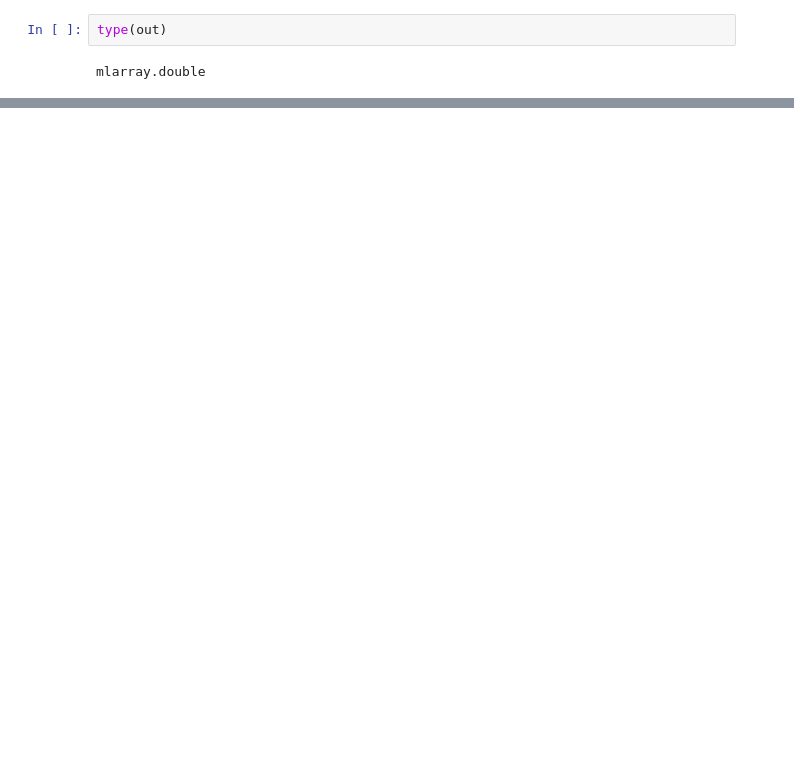
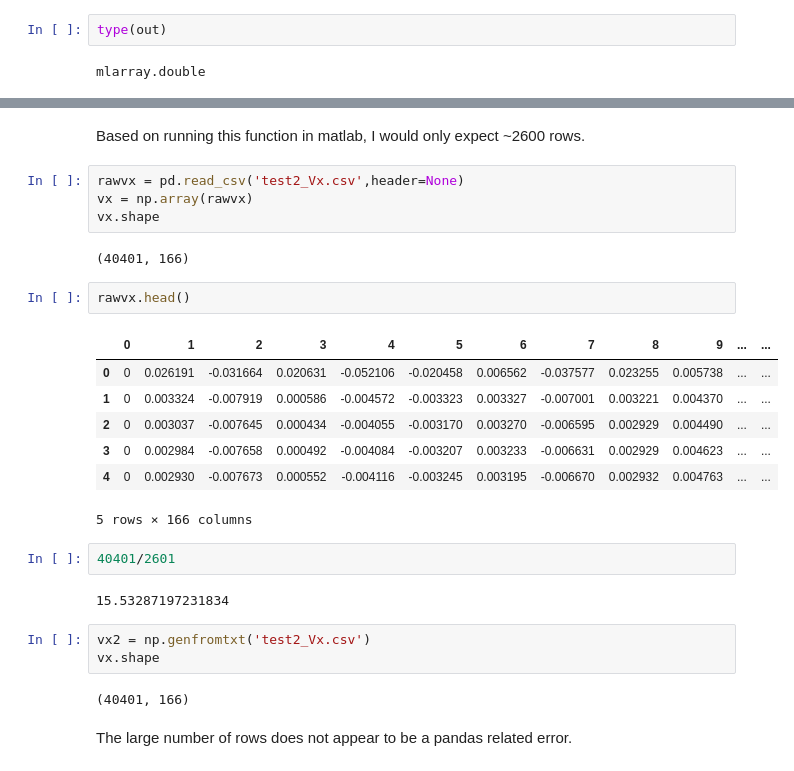
Before and after one commit to msschwartz21/germband-extension, a Jupyter notebook: notebooks/20181101-matlab_engine_test.ipynb, the cells around one changed output, grey strips where cells are left out. Drawn from its saved outputs; the diff is of its cells as text; blank space fills up the shorter version.

```diff
--- a/notebooks/20181101-matlab_engine_test.ipynb
+++ b/notebooks/20181101-matlab_engine_test.ipynb
@@ -56,0 +83,29 @@ mlarray.double
+# %% [markdown]
+Based on running this function in matlab, I would only expect ~2600 rows.
+# %%
+rawvx = pd.read_csv('test2_Vx.csv',header=None)
+vx = np.array(rawvx)
+vx.shape
+# %% [output]
+(40401, 166)
+# %%
+rawvx.head()
+# %% [output]
+|  | 0 | 1 | 2 | 3 | 4 | 5 | 6 | 7 | 8 | 9 | ... | ... |
+| 0 | 0 | 0.026191 | -0.031664 | 0.020631 | -0.052106 | -0.020458 | 0.006562 | -0.037577 | 0.023255 | 0.005738 | ... | ... |
+| 1 | 0 | 0.003324 | -0.007919 | 0.000586 | -0.004572 | -0.003323 | 0.003327 | -0.007001 | 0.003221 | 0.004370 | ... | ... |
+| 2 | 0 | 0.003037 | -0.007645 | 0.000434 | -0.004055 | -0.003170 | 0.003270 | -0.006595 | 0.002929 | 0.004490 | ... | ... |
+| 3 | 0 | 0.002984 | -0.007658 | 0.000492 | -0.004084 | -0.003207 | 0.003233 | -0.006631 | 0.002929 | 0.004623 | ... | ... |
+| 4 | 0 | 0.002930 | -0.007673 | 0.000552 | -0.004116 | -0.003245 | 0.003195 | -0.006670 | 0.002932 | 0.004763 | ... | ... |
+5 rows × 166 columns
+# %%
+40401/2601
+# %% [output]
+15.53287197231834
+# %%
+vx2 = np.genfromtxt('test2_Vx.csv')
+vx.shape
+# %% [output]
+(40401, 166)
+# %% [markdown]
+The large number of rows does not appear to be a pandas related error.
```
Also changed, not shown: parts of 27 cells of this notebook, 3 other files.
